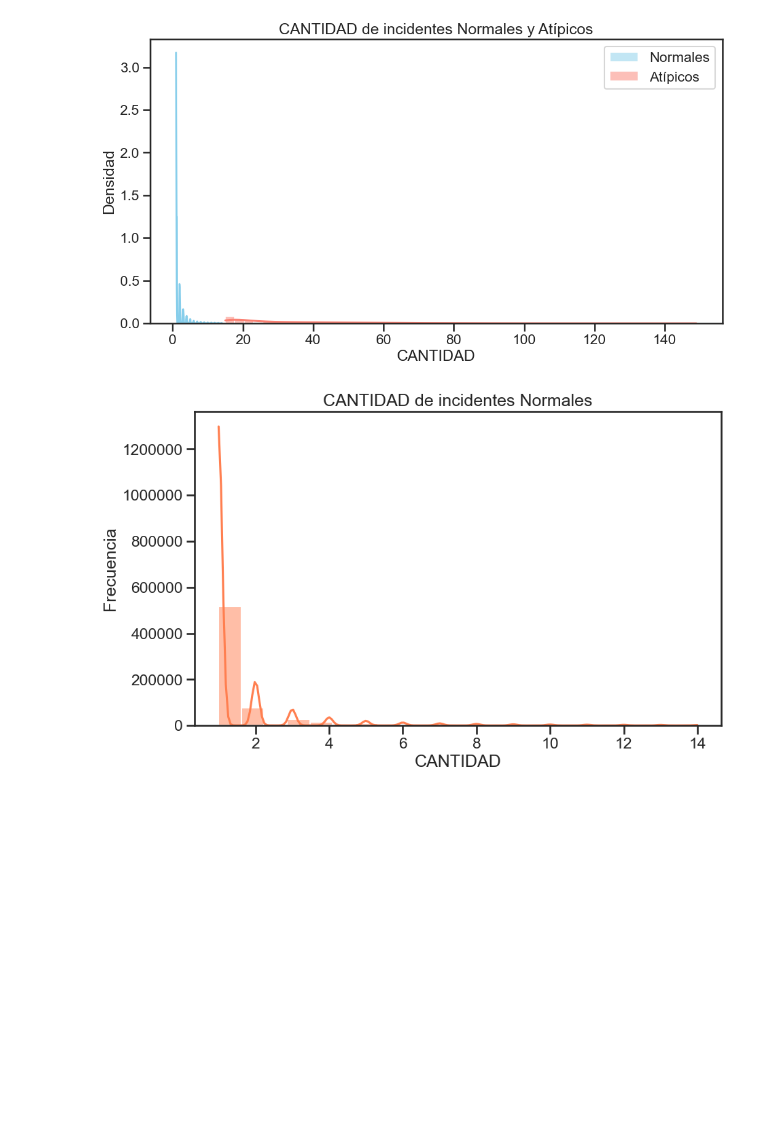
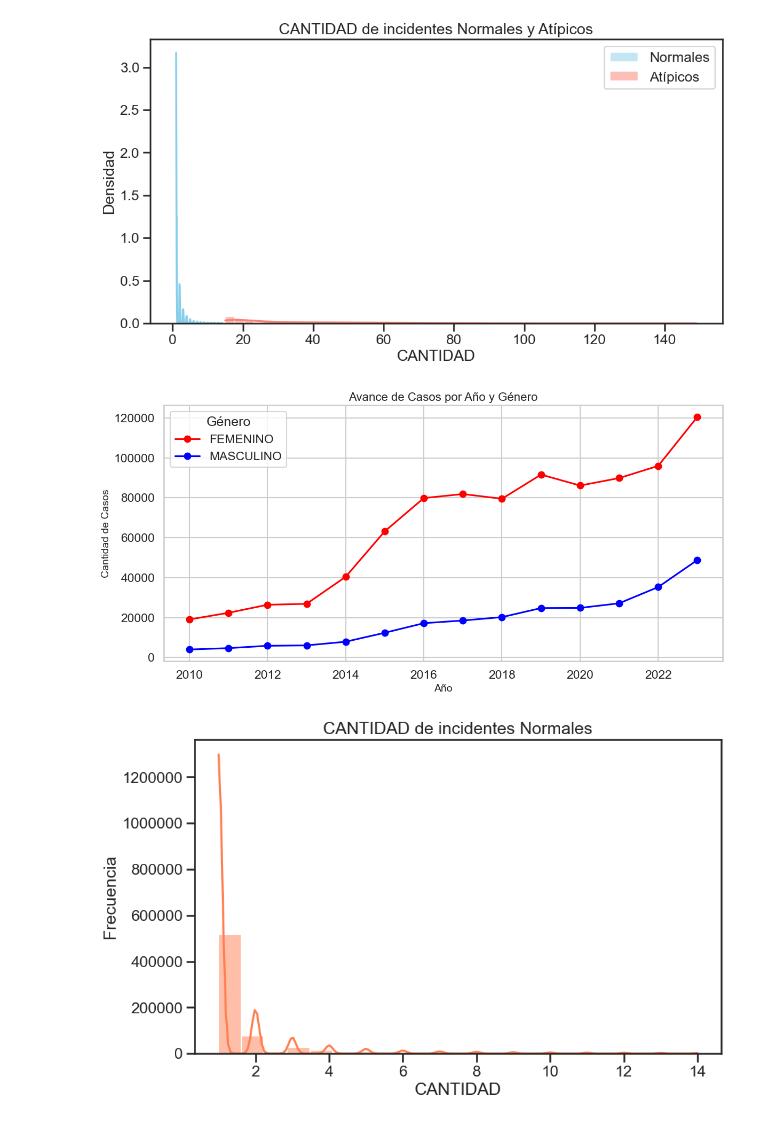
Before and after one commit to VictorAlexanderM/Analitica_datos, a Jupyter notebook: Analisis_AS.ipynb, the cells around one changed output. Saved outputs shown, nothing was run; the diff lists cells and outputs as text; code cells hidden in the pictures; blank space fills up the shorter version.

Commit message:
last Graphs

```diff
--- a/Analisis_AS.ipynb
+++ b/Analisis_AS.ipynb
@@ -40,6 +40,7 @@ import os
 #variables
 report = r'Files\violencia_intrafamiliar.csv'
 meses = ['Enero', 'Febrero', 'Marzo', 'Abril', 'Mayo', 'Junio', 'Julio', 'Agosto', 'Septiembre', 'Octubre', 'Noviembre', 'Diciembre']
+color_map = {'MASCULINO': 'blue', 'FEMENINO': 'red', 'NO REPORTA': 'green'}
 # %%
 #
 df = pd.read_csv(report,sep=',')
@@ -209,6 +210,50 @@ plt.ticklabel_format(style='plain', axis='y')
 plt.show()
 # %% [output]
 [figure]
+# %%
+df_generos = df[df['GENERO'] != 'NO REPORTA']
+df_generos = df[df['AÑO'] < 2024]
+
+# Agrupar por 'AÑO' y 'GENERO' y sumar la 'CANTIDAD'
+grupo = df_generos.groupby(['AÑO', 'GENERO'])['CANTIDAD'].sum().reset_index()
+
+# Crear una tabla pivote para facilitar la graficación
+tabla_pivot = grupo.pivot(index='AÑO', columns='GENERO', values='CANTIDAD').fillna(0)
+
+# Definir los colores para cada género
+colores = {
+    'Mujeres': 'red',
+    'Hombres': 'blue',
+    'No Reportado': 'green'
+}
+
+# Asegúrate de que los nombres de los géneros coincidan con las claves del diccionario 'colores'
+# Puedes ajustar los nombres según tus datos
+generos_presentes = tabla_pivot.columns.tolist()
+
+
+# Configurar el estilo de la gráfica
+sns.set_style("whitegrid")
+
+# Crear la gráfica de líneas
+plt.figure(figsize=(12, 6))
+
+for genero in generos_presentes:
+    plt.plot(tabla_pivot.index, tabla_pivot[genero], label=genero, color=color_map.get(genero, 'gray'), marker='o')
+
+# Añadir título y etiquetas
+plt.title('Avance de Casos por Año y Género', fontsize=16)
+plt.xlabel('Año', fontsize=14)
+plt.ylabel('Cantidad de Casos', fontsize=14)
+
+# Añadir leyenda
+plt.legend(title='Género')
+
+# Mostrar la gráfica
+plt.tight_layout()
+plt.show()
+# %% [output]
+[figure, added]
 # %%
 plt.figure(figsize=(10, 6))
 sns.histplot(df_sin_atipicos['CANTIDAD'], kde=True, color="coral")
```
Also changed, not shown: parts of 7 cells of this notebook, 2 other files.
